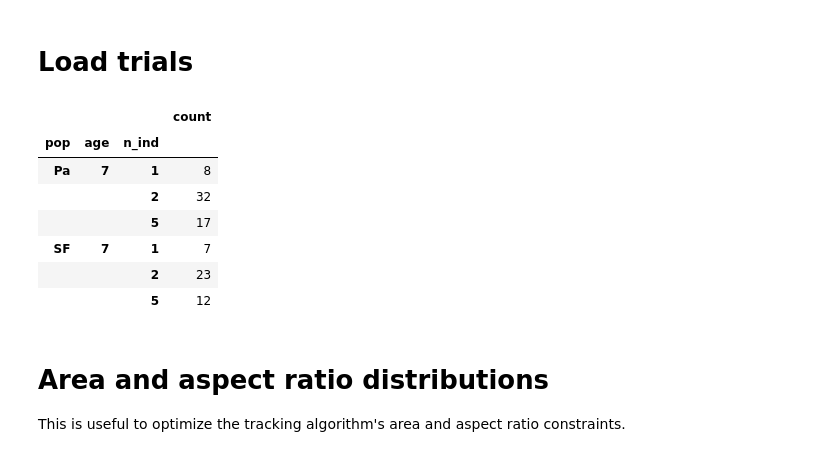
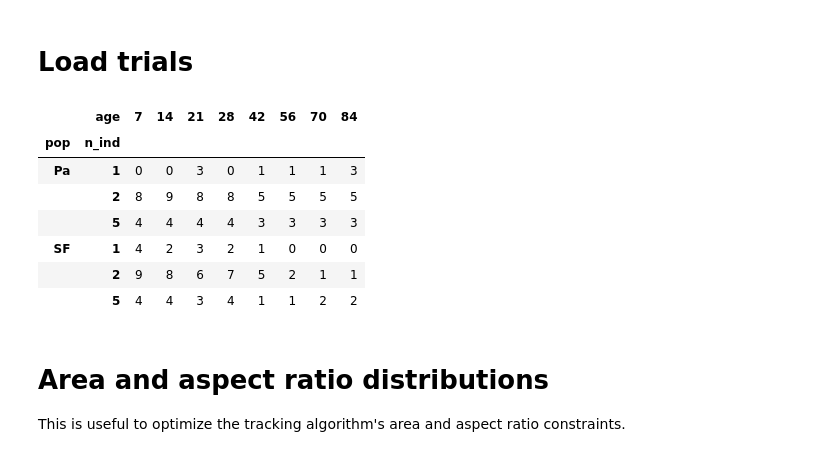
Before and after one commit to yffily/trilab-tracker, a Jupyter notebook: analyze.ipynb, the cells around one changed output. Drawn from its saved outputs; the diff is of its cells as text; code cells hidden in the pictures.

```diff
--- a/analyze.ipynb
+++ b/analyze.ipynb
@@ -12,7 +12,7 @@ from tracker.tank import Tank
 import tracker.utils as utils
 from collections import defaultdict
 
-tank_diameter_vs_age = { 7:9.6, 14:10.4, 21:12.8, 28:17.7, 42:33.8, 43:33.8,
+tank_diameter_vs_age = { 7:9.6, 14:10.4, 21:12.8, 28:17.7, 42:33.8,
                          56:33.8, 70:33.8, 84:3.8 }
 tank_radius_vs_age = { k:v/2 for k,v in tank_diameter_vs_age.items() }
 # plt.rcParams['figure.dpi'] = 150
@@ -22,48 +22,51 @@ plt.rcParams['figure.figsize'] = 9,6
 # %%
 ''' Select a set of trials to analyze. '''
 
-# trial_files = sorted(glob('../tracking/full_20-07-19/*/trial.pik')) # [:1]
-# trial_files = ['../tracking/full_20-09-25/Pa_Fri_14dpf_GroupA_n2b_20200612_1400/trial.pik']
-# trial_files = ['../tracking/test_21-01-02/SF_Sat_70dpf_GroupA_n5_20200808_1015/trial.pik']
-trial_files = sorted(glob('../tracking/full_21-01-05/*_7dpf_*/trial.pik')) # [:1]
-
+trial_files = sorted(glob('../tracking/full_21-01-19/*/trial.pik'))
 
 def load_trial(trial_file,load_data=True):
     trial_dir  = os.path.dirname(trial_file)
     fig_dir    = os.path.join(trial_dir,'figures')
     trial_name = os.path.basename(trial_dir)
     pop,day,age,group,n_ind = trial_name.split('_')[:5]
     age        = int(age[:-3])
+    age = 42 if age==43 else age
     n_ind      = int(re.findall('\d+',n_ind)[0])
     trial      = { k:v for k,v in locals().items() if k in ['trial_dir',
                    'fig_dir', 'trial_name', 'pop', 'age', 'group', 'n_ind'] }
 #     trial['R_cm'] = tank_radius_vs_age.get(age,np.nan)
     trial['R_cm'] = tank_radius_vs_age.get(age,None)
 
     if load_data:
         trial.update(utils.load_pik(trial_file))
         ellipse = cv2.fitEllipse(trial['tank']['contour'])
         trial['center'] = np.array(ellipse[0])
         trial['R_px']   = np.mean(ellipse[1])/2
 
     return trial
 
 
 ''' Count trials of each type. '''
 trials = [load_trial(f,load_data=False) for f in trial_files]
 df     = pd.DataFrame(trials,index=trial_files)
 grouped_trials = df.groupby(['pop','age','n_ind'])
 count  = pd.DataFrame(grouped_trials['trial_dir'].count().rename('count'))
+# display(count)
+
+count = count.unstack(1)
+count.columns = count.columns.droplevel()
+count[pd.isna(count)] = 0
+count = count.astype(int)
 count
 # %% [output]
-|  |  |  | count |
-| pop | age | n_ind |  |
-| Pa | 7 | 1 | 8 |
-|  |  | 2 | 32 |
-|  |  | 5 | 17 |
-| SF | 7 | 1 | 7 |
-|  |  | 2 | 23 |
-|  |  | 5 | 12 |
+|  | age | 7 | 14 | 21 | 28 | 42 | 56 | 70 | 84 |
+| pop | n_ind |  |  |  |  |  |  |  |  |
+| Pa | 1 | 0 | 0 | 3 | 0 | 1 | 1 | 1 | 3 |
+|  | 2 | 8 | 9 | 8 | 8 | 5 | 5 | 5 | 5 |
+|  | 5 | 4 | 4 | 4 | 4 | 3 | 3 | 3 | 3 |
+| SF | 1 | 4 | 2 | 3 | 2 | 1 | 0 | 0 | 0 |
+|  | 2 | 9 | 8 | 6 | 7 | 5 | 2 | 1 | 1 |
+|  | 5 | 4 | 4 | 3 | 4 | 1 | 1 | 2 | 2 |
 # %% [markdown]
 # Area and aspect ratio distributions
 
```
Also changed, not shown: parts of 15 cells of this notebook, 3 other files.
